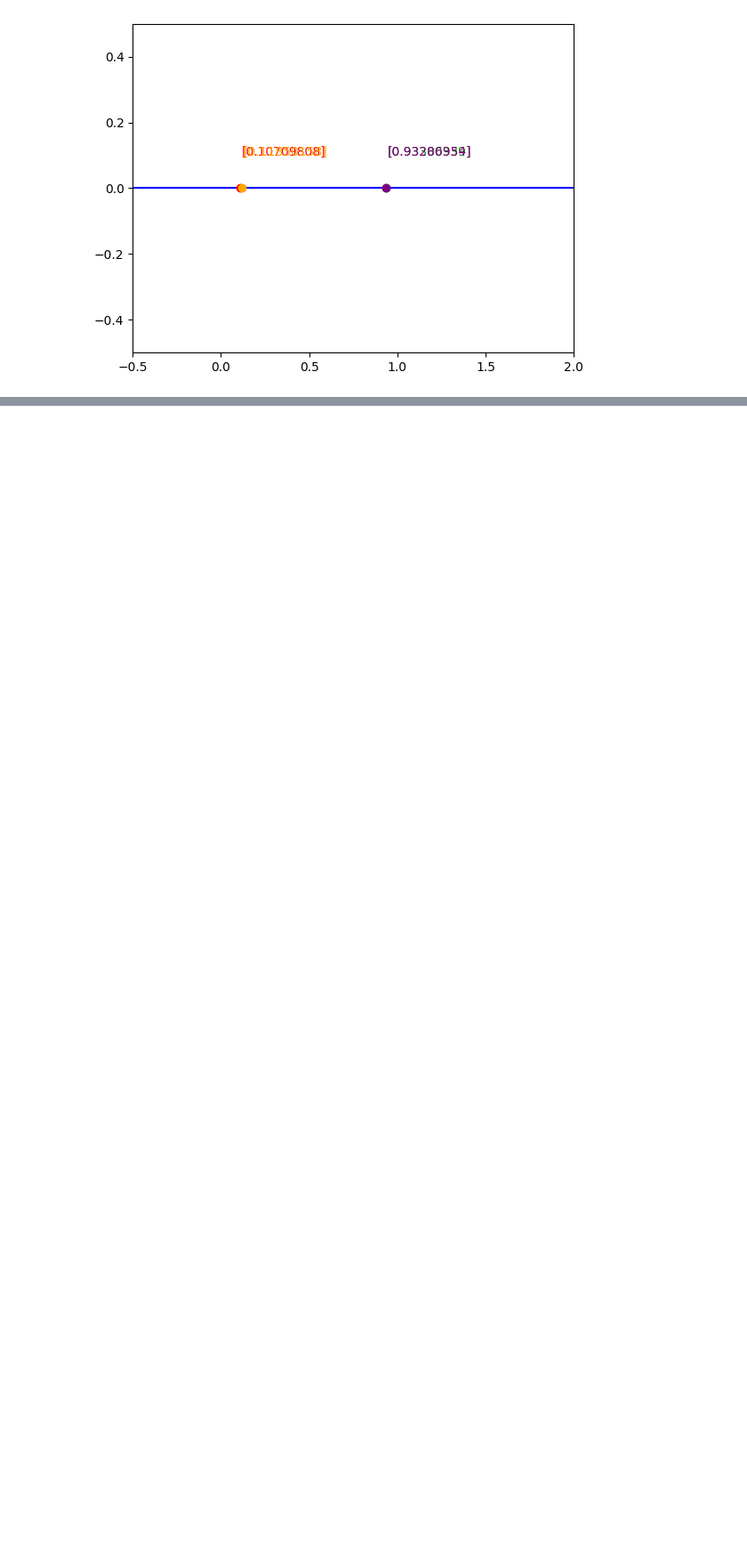
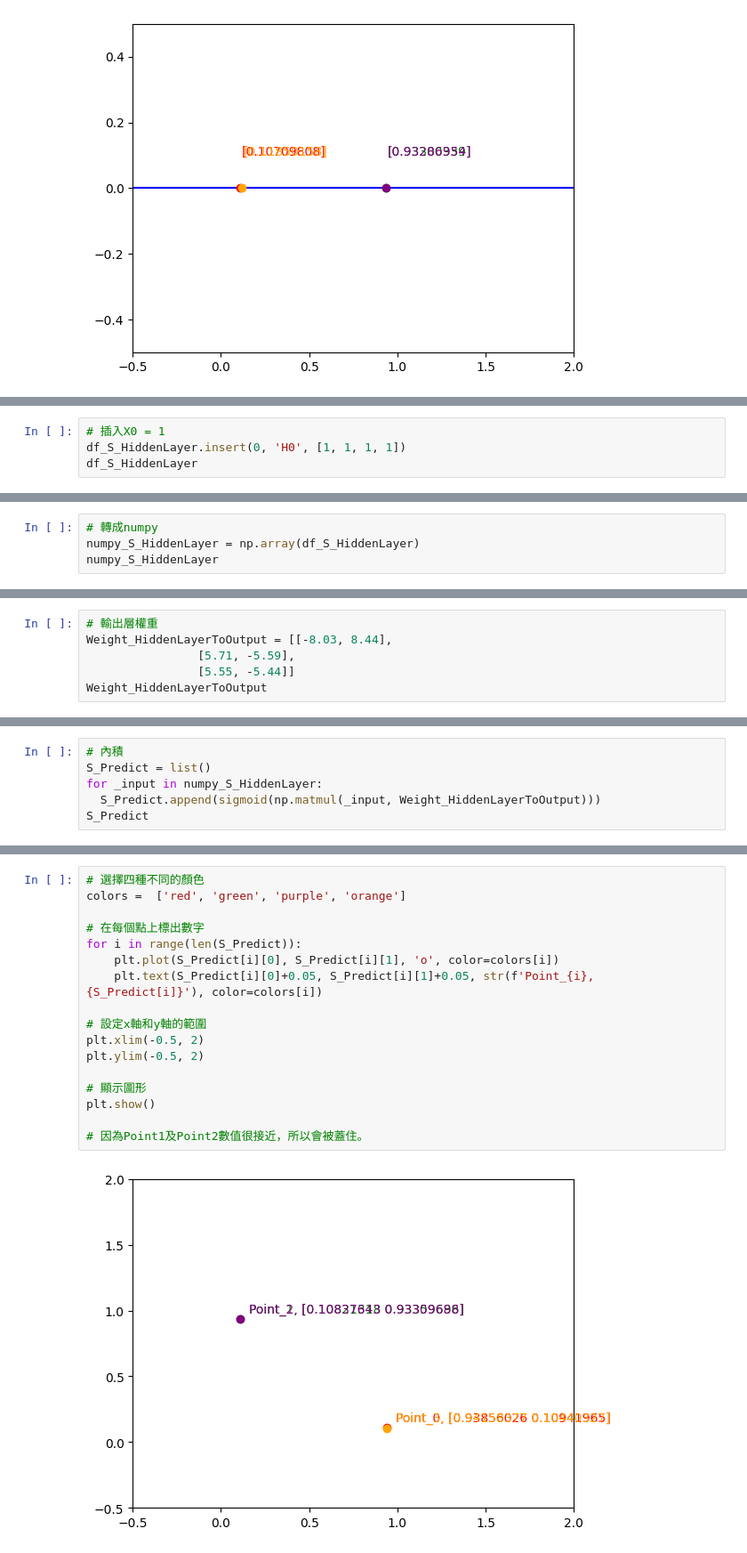
Before and after one commit to AcerPing/NTUT_NeuralNetworkClass, a Jupyter notebook: 國立臺北科技大學_類神經網路_Practice(20230504).ipynb, the cells around one changed output, grey strips where cells are left out. Shown at 89% size. Saved outputs shown, nothing was run; the diff lists cells and outputs as text; blank space fills up the shorter version.

```diff
--- a/國立臺北科技大學_類神經網路_Practice(20230504).ipynb
+++ b/國立臺北科技大學_類神經網路_Practice(20230504).ipynb
@@ -176,0 +259,4 @@ plt.show()
+# %%
+# 插入X0 = 1
+df_S_HiddenLayer.insert(0, 'H0', [1, 1, 1, 1])
+df_S_HiddenLayer
@@ -176,0 +269,4 @@ plt.show()
+# %%
+# 轉成numpy
+numpy_S_HiddenLayer = np.array(df_S_HiddenLayer)
+numpy_S_HiddenLayer
@@ -176,0 +278,6 @@ plt.show()
+# %%
+# 輸出層權重
+Weight_HiddenLayerToOutput = [[-8.03, 8.44],
+                [5.71, -5.59],
+                [5.55, -5.44]]
+Weight_HiddenLayerToOutput
@@ -176,0 +286,6 @@ plt.show()
+# %%
+# 內積
+S_Predict = list()
+for _input in numpy_S_HiddenLayer:
+  S_Predict.append(sigmoid(np.matmul(_input, Weight_HiddenLayerToOutput)))
+S_Predict
@@ -176,0 +313,19 @@ plt.show()
+# %%
+# 選擇四種不同的顏色
+colors =  ['red', 'green', 'purple', 'orange']
+
+# 在每個點上標出數字
+for i in range(len(S_Predict)):
+    plt.plot(S_Predict[i][0], S_Predict[i][1], 'o', color=colors[i])
+    plt.text(S_Predict[i][0]+0.05, S_Predict[i][1]+0.05, str(f'Point_{i}, {S_Predict[i]}'), color=colors[i])
+
+# 設定x軸和y軸的範圍
+plt.xlim(-0.5, 2)
+plt.ylim(-0.5, 2)
+
+# 顯示圖形
+plt.show()
+
+# 因為Point1及Point2數值很接近，所以會被蓋住。
+# %% [output]
+[figure, added]
```
Also changed, not shown: parts of 24 cells of this notebook.
